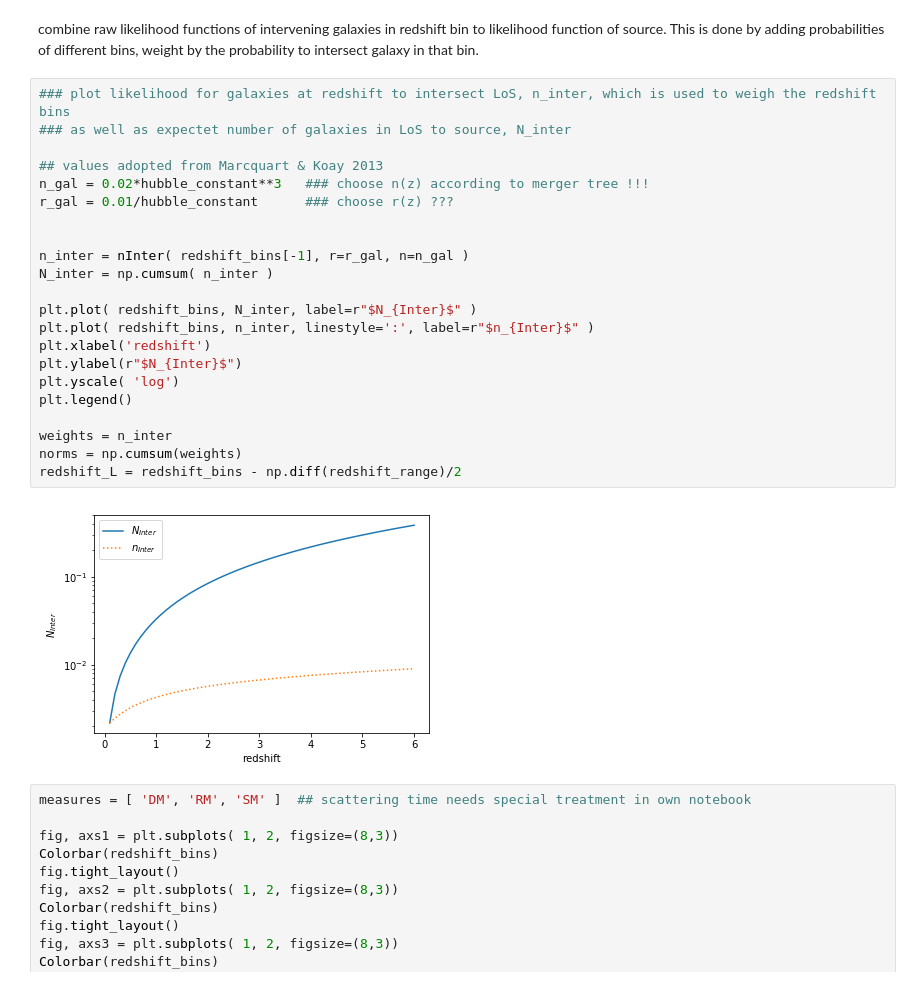
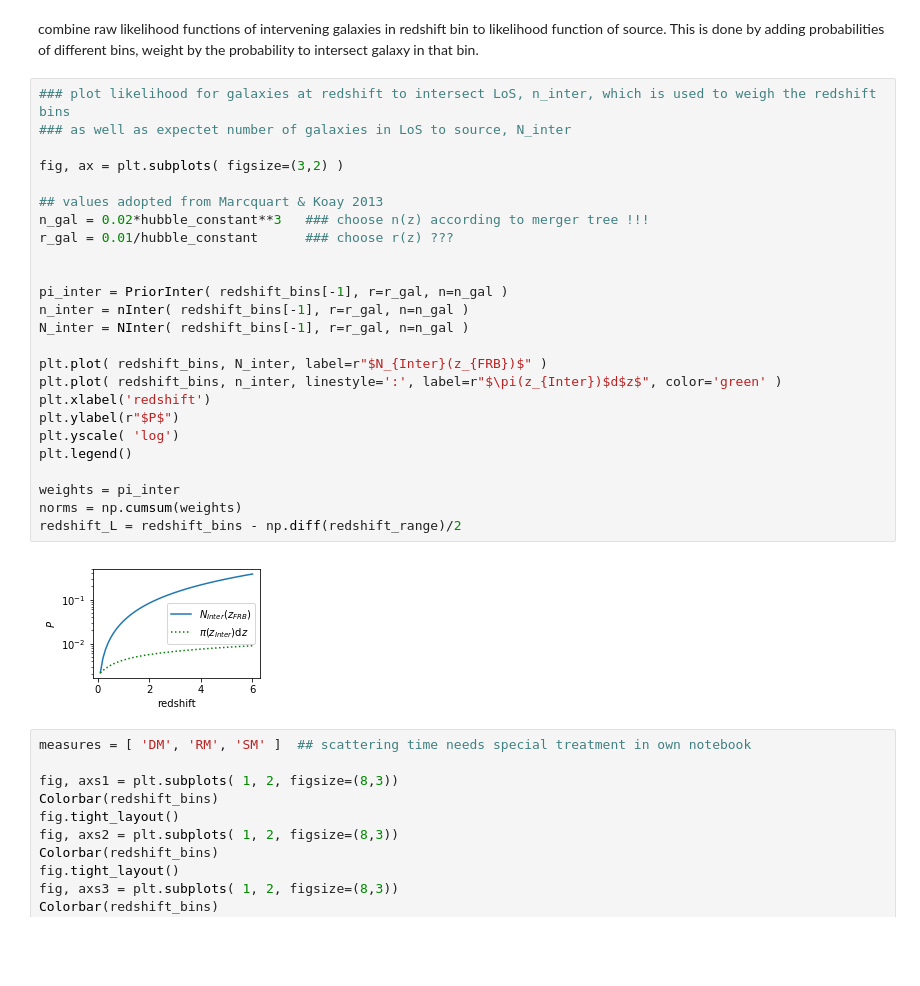
Before and after one commit to FRBs/PreFRBLE, a Jupyter notebook: notebooks/PreFRBLE_Rodrigues.ipynb, the cells around one changed output. Saved outputs shown, nothing was run; the diff lists cells and outputs as text; blank space fills up the shorter version.

Commit message:
plot Maja's observations

```diff
--- a/notebooks/PreFRBLE_Rodrigues.ipynb
+++ b/notebooks/PreFRBLE_Rodrigues.ipynb
@@ -22,27 +34,30 @@ combine raw likelihood functions of intervening galaxies in redshift bin to like
 # %%
 ### plot likelihood for galaxies at redshift to intersect LoS, n_inter, which is used to weigh the redshift bins
 ### as well as expectet number of galaxies in LoS to source, N_inter
+
+fig, ax = plt.subplots( figsize=(3,2) )
 
 ## values adopted from Marcquart & Koay 2013
 n_gal = 0.02*hubble_constant**3   ### choose n(z) according to merger tree !!!
 r_gal = 0.01/hubble_constant      ### choose r(z) ???
 
 
+pi_inter = PriorInter( redshift_bins[-1], r=r_gal, n=n_gal )
 n_inter = nInter( redshift_bins[-1], r=r_gal, n=n_gal )
-N_inter = np.cumsum( n_inter )
+N_inter = NInter( redshift_bins[-1], r=r_gal, n=n_gal )
 
-plt.plot( redshift_bins, N_inter, label=r"$N_{Inter}$" )
-plt.plot( redshift_bins, n_inter, linestyle=':', label=r"$n_{Inter}$" )
+plt.plot( redshift_bins, N_inter, label=r"$N_{Inter}(z_{FRB})$" )
+plt.plot( redshift_bins, n_inter, linestyle=':', label=r"$\pi(z_{Inter})$d$z$", color='green' )
 plt.xlabel('redshift')
-plt.ylabel(r"$N_{Inter}$")
+plt.ylabel(r"$P$")
 plt.yscale( 'log')
 plt.legend()
 
-weights = n_inter
+weights = pi_inter
 norms = np.cumsum(weights)
 redshift_L = redshift_bins - np.diff(redshift_range)/2
 # %% [output]
-[figure, old version]
+[figure, new version]
 # %%
 measures = [ 'DM', 'RM', 'SM' ]  ## scattering time needs special treatment in own notebook
 
```
Also changed, not shown: parts of 2 cells of this notebook, 3 other files.
